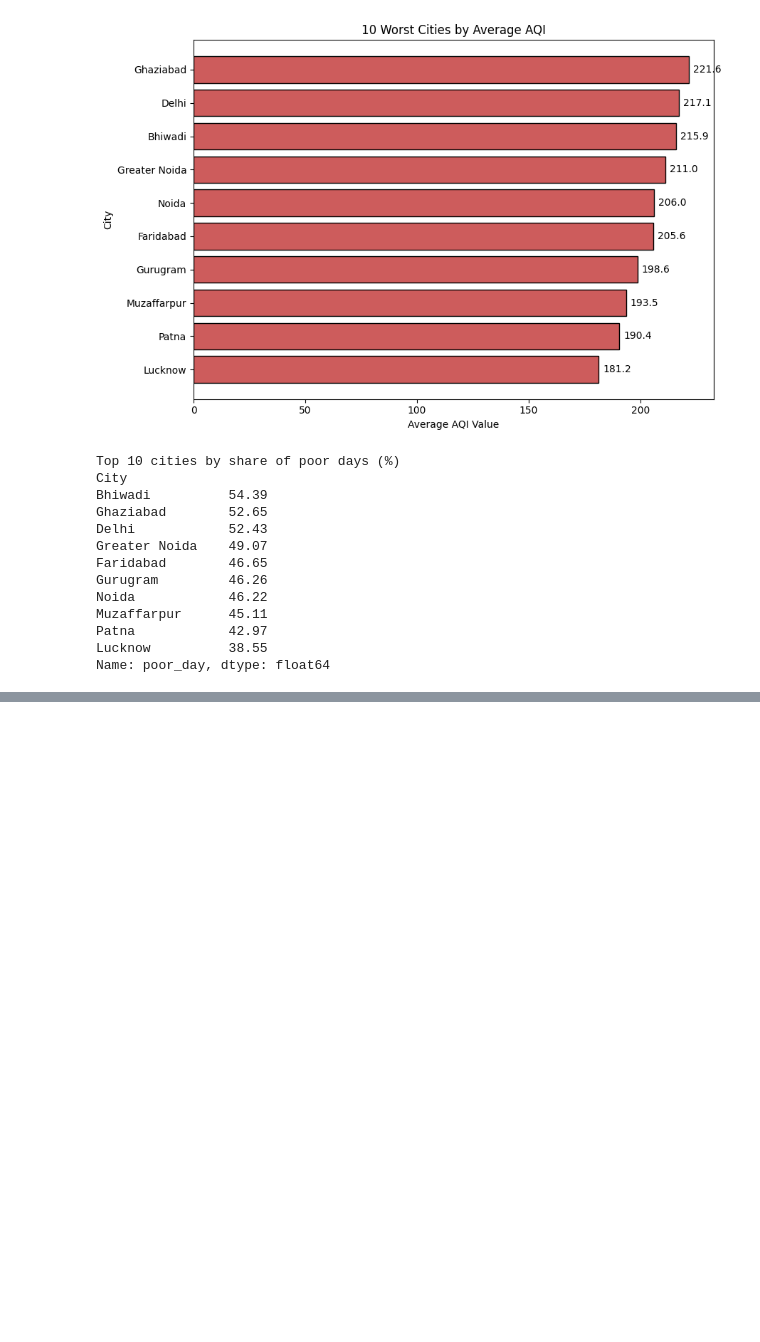
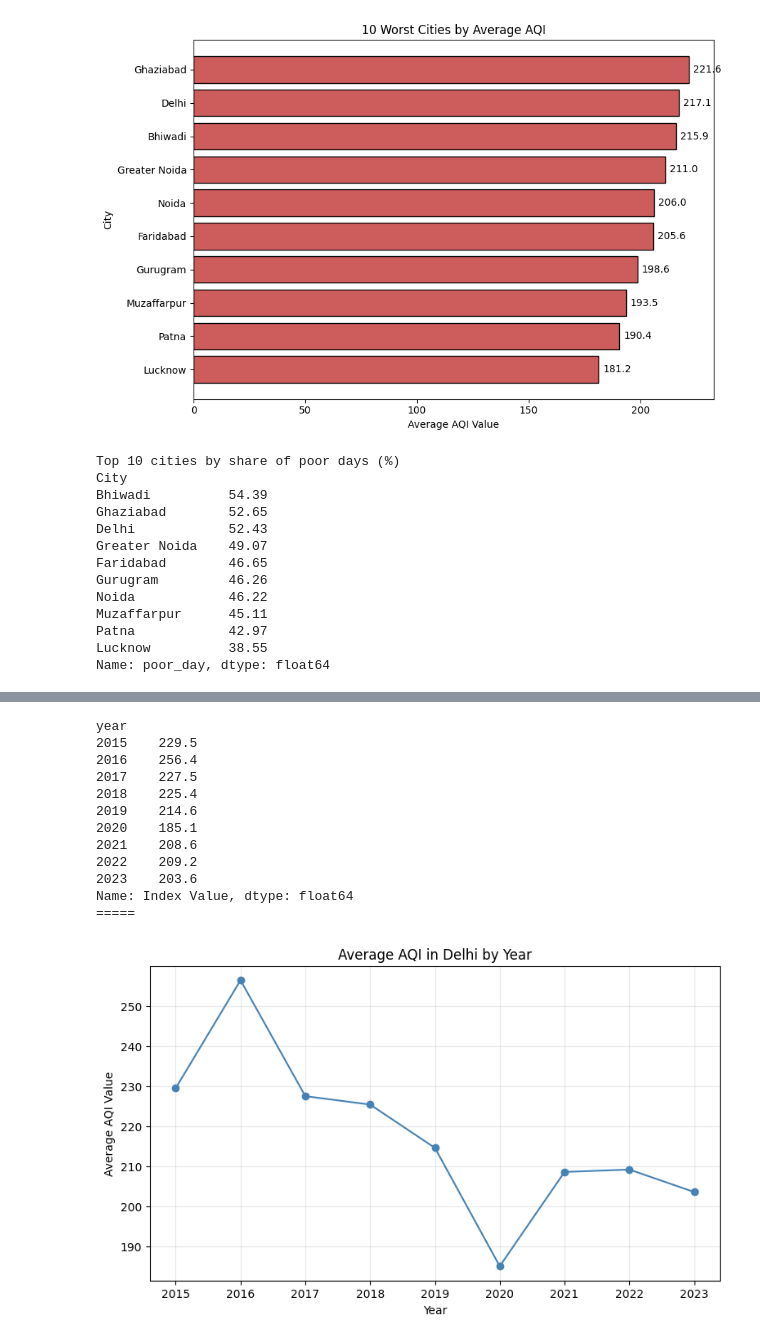
Before and after one commit to shubhid3/Rebounce-Applied-AI-and-Analytics-Codes, a Jupyter notebook: MP4_AirQuality.ipynb, the cells around one changed output, grey strips where cells are left out. Drawn from its saved outputs; the diff is of its cells as text; code cells hidden in the pictures; blank space fills up the shorter version.

```diff
--- a/MP4_AirQuality.ipynb
+++ b/MP4_AirQuality.ipynb
@@ -280,0 +318,32 @@ Name: poor_day, dtype: float64
+# %%
+delhi = df_new[df_new["City"] == "Delhi"].copy()
+delhi["year"] = delhi["date"].dt.year
+yearly_avg_Delhi = delhi.groupby("year")["Index Value"].mean().round(1)
+print(yearly_avg_Delhi)
+
+print("=====")
+
+plt.figure(figsize=(9, 5))
+plt.plot(yearly_avg_Delhi.index, yearly_avg_Delhi.values, marker="o", color="steelblue")
+
+plt.title("Average AQI in Delhi by Year")
+plt.xlabel("Year")
+plt.ylabel("Average AQI Value")
+plt.xticks(yearly_avg_Delhi.index)
+plt.grid(alpha=0.3)
+
+plt.show()
+# %% [output]
+year
+2015    229.5
+2016    256.4
+2017    227.5
+2018    225.4
+2019    214.6
+2020    185.1
+2021    208.6
+2022    209.2
+2023    203.6
+Name: Index Value, dtype: float64
+=====
+[figure, added]
```
Also changed, not shown: parts of 4 cells of this notebook.
